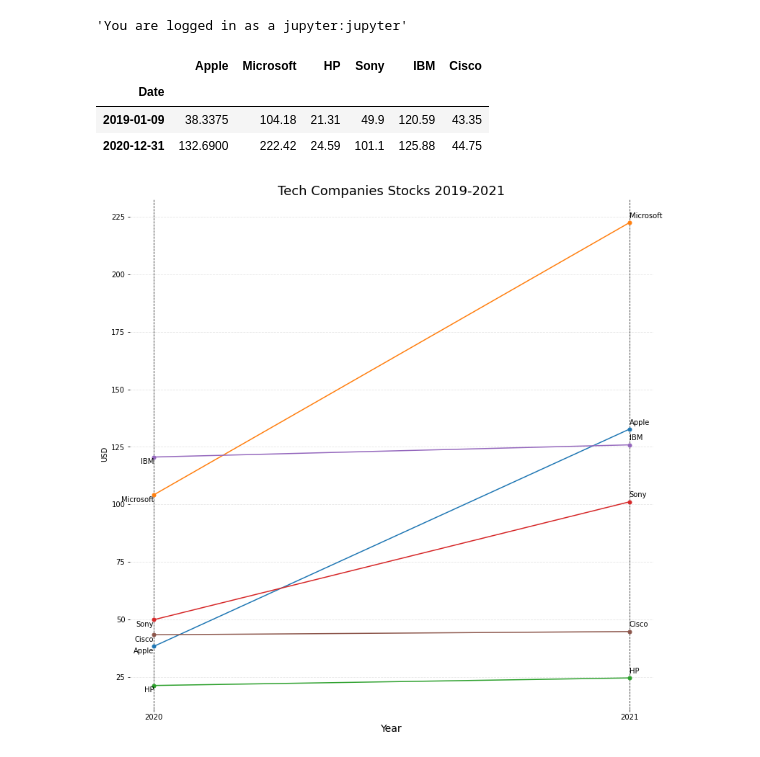
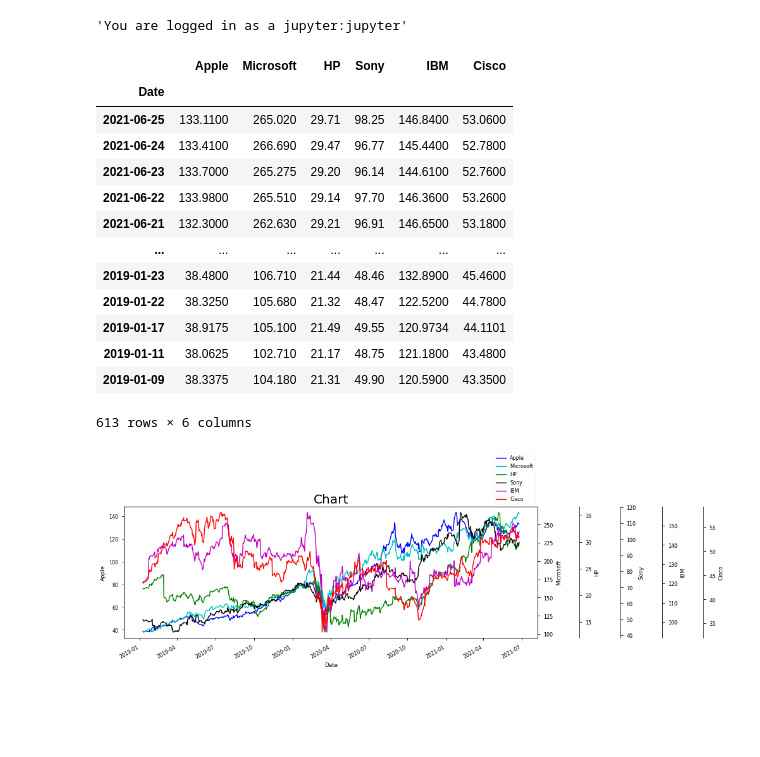
Before and after one commit to tradingeconomics/notebooks, a Jupyter notebook: Stocks/TechCompaniesstocks.ipynb, the cells around one changed output. Drawn from its saved outputs; the diff is of its cells as text; code cells hidden in the pictures; blank space fills up the shorter version.

```diff
--- a/Stocks/TechCompaniesstocks.ipynb
+++ b/Stocks/TechCompaniesstocks.ipynb
@@ -13,65 +13,54 @@ te.login('jupyter:jupyter') # Signup for a free API key at https://developer.tra
 # %%
 # Importing data
 first_date = '2019-01-01'
-last_date = '2021-01-01'
+last_date = '2021-12-31'
 raw_data = te.fetchMarkets(symbol=['aapl:us', 'msft:us','hpq:us','sne:us','ibm:us','csco:us'], initDate=first_date, endDate= last_date, output_type='df')[['symbol','close']]
 # %%
 # Data Manipulation
 raw_apple_data = raw_data.loc[raw_data['symbol'] == 'AAPL:US']
 raw_apple_data.index.name = 'Date'
 raw_microsoft_data = raw_data.loc[raw_data['symbol'] == 'MSFT:US']
 raw_microsoft_data.index.name = 'Date'
 raw_hp_data = raw_data.loc[raw_data['symbol'] == 'HPQ:US']
 raw_hp_data.index.name = 'Date'
 raw_sony_data = raw_data.loc[raw_data['symbol'] == 'SNE:US']
 raw_sony_data.index.name = 'Date'
 raw_ibm_data = raw_data.loc[raw_data['symbol'] == 'IBM:US']
 raw_ibm_data.index.name = 'Date'
 raw_cisco_data = raw_data.loc[raw_data['symbol'] == 'CSCO:US']
 raw_cisco_data.index.name = 'Date'
 
 apple = raw_apple_data[['close']].rename(columns={'close': 'Apple'})
 microsoft = raw_microsoft_data[['close']].rename(columns={'close': 'Microsoft'})
 hp = raw_hp_data[['close']].rename(columns={'close': 'HP'})
 sony = raw_sony_data[['close']].rename(columns={'close': 'Sony'})
 ibm = raw_ibm_data[['close']].rename(columns={'close': 'IBM'})
 cisco = raw_cisco_data[['close']].rename(columns={'close': 'Cisco'})
 
 df = pd.merge(pd.merge(pd.merge(pd.merge(apple,microsoft, on='Date'),pd.merge(hp,sony, on='Date'), on='Date'),ibm, on = 'Date'),cisco, on = 'Date')
-last_index = len(df.index.values.tolist())-1
-df = df.iloc[[last_index, 0]]
+#last_index = len(df.index.values.tolist())-1
+#df = df.iloc[[last_index, 0]]
 df
 # %% [output]
 |  | Apple | Microsoft | HP | Sony | IBM | Cisco |
 | Date |  |  |  |  |  |  |
-| 2019-01-09 | 38.3375 | 104.18 | 21.31 | 49.9 | 120.59 | 43.35 |
-| 2020-12-31 | 132.6900 | 222.42 | 24.59 | 101.1 | 125.88 | 44.75 |
+| 2021-06-25 | 133.1100 | 265.020 | 29.71 | 98.25 | 146.8400 | 53.0600 |
+| 2021-06-24 | 133.4100 | 266.690 | 29.47 | 96.77 | 145.4400 | 52.7800 |
+| 2021-06-23 | 133.7000 | 265.275 | 29.20 | 96.14 | 144.6100 | 52.7600 |
+| 2021-06-22 | 133.9800 | 265.510 | 29.14 | 97.70 | 146.3600 | 53.2600 |
+| 2021-06-21 | 132.3000 | 262.630 | 29.21 | 96.91 | 146.6500 | 53.1800 |
+| ... | ... | ... | ... | ... | ... | ... |
+| 2019-01-23 | 38.4800 | 106.710 | 21.44 | 48.46 | 132.8900 | 45.4600 |
+| 2019-01-22 | 38.3250 | 105.680 | 21.32 | 48.47 | 122.5200 | 44.7800 |
+| 2019-01-17 | 38.9175 | 105.100 | 21.49 | 49.55 | 120.9734 | 44.1101 |
+| 2019-01-11 | 38.0625 | 102.710 | 21.17 | 48.75 | 121.1800 | 43.4800 |
+| 2019-01-09 | 38.3375 | 104.180 | 21.31 | 49.90 | 120.5900 | 43.3500 |
+613 rows × 6 columns
-# %%
-# Plotting
-companies = df.columns.tolist()
-years = ['2020','2021']
-
-fig, ax = plt.subplots(1, figsize=(13,13))
-
-for i in companies:
-
-    plt.plot(years, df[i], marker='o', markersize=5)
-    plt.text(years[0], df[i][0]-3, i, ha='right')
-    plt.text(years[1], df[i][1]+2, i, ha='left')
-
-
-plt.xticks(years)
-
-plt.title('Tech Companies Stocks 2019-2021',fontsize=18)
-plt.xlabel('Year',fontsize=14)
-plt.ylabel('USD')
-ax.xaxis.grid(color='black', linestyle='dashed', which='both', alpha=0.9)
-ax.yaxis.grid(color='black', linestyle='dashed', which='both', alpha=0.1)
-ax.spines['right'].set_visible(False)
-ax.spines['left'].set_visible(False)
-ax.spines['bottom'].set_visible(False)
-ax.spines['top'].set_visible(False)
-
-plt.show()
-# %% [output]
-[figure, removed]
+# %%
+from helper import plot_multi
+#plt.style.use('seaborn-paper')
+ax = plot_multi(df, figsize=(15, 5))
+ax.set_title('Chart', color='black', size=20)
+plt.tight_layout()
+# %% [output]
+[figure, added]
```
Also changed, not shown: 48 other files.
